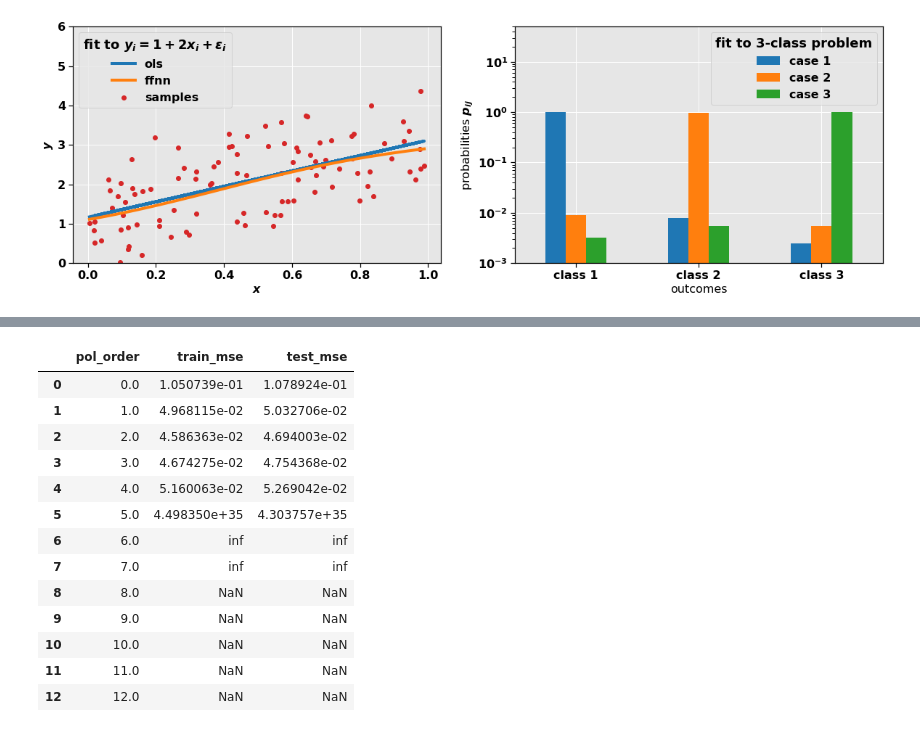
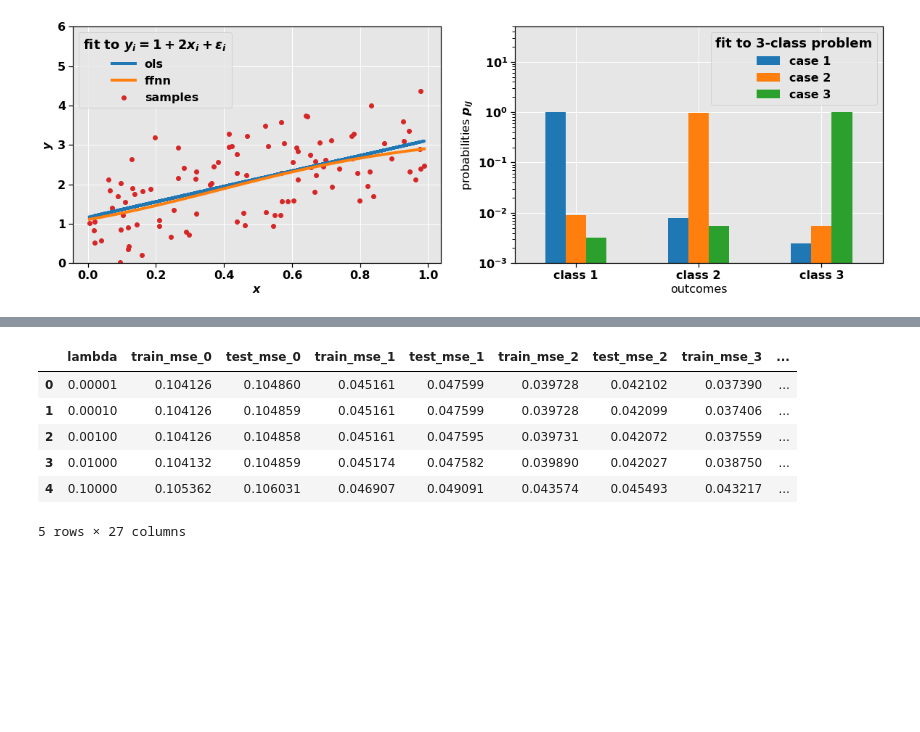
Before and after one commit to fonstelien/FYS-STK4155, a Jupyter notebook: project2/source/project2.ipynb, the cells around one changed output, grey strips where cells are left out. Drawn from its saved outputs; the diff is of its cells as text; code cells hidden in the pictures; blank space fills up the shorter version.

```diff
--- a/project2/source/project2.ipynb
+++ b/project2/source/project2.ipynb
@@ -228,22 +337,16 @@ POL_ORDERS
 # %%
-sgd = SGD(epochs=250, batch_size=10, eta0=.4, learning_schedule='constant')
-df = run_ols_kfold(X, z, sgd, k=5, polynomial_orders=POL_ORDERS)
+sgd = SGD(epochs=250, batch_size=10, eta0=.015, learning_schedule='constant')
+lambdas = np.logspace(-6, -2, 5)
+df = run_ridge_kfold(X, z, k=5, SGD=sgd, polynomial_orders=POL_ORDERS, lambdas=lambdas)
 df
 # %% [output]
-|  | pol_order | train_mse | test_mse |
-| 0 | 0.0 | 1.050739e-01 | 1.078924e-01 |
-| 1 | 1.0 | 4.968115e-02 | 5.032706e-02 |
-| 2 | 2.0 | 4.586363e-02 | 4.694003e-02 |
-| 3 | 3.0 | 4.674275e-02 | 4.754368e-02 |
-| 4 | 4.0 | 5.160063e-02 | 5.269042e-02 |
-| 5 | 5.0 | 4.498350e+35 | 4.303757e+35 |
-| 6 | 6.0 | inf | inf |
-| 7 | 7.0 | inf | inf |
-| 8 | 8.0 | NaN | NaN |
-| 9 | 9.0 | NaN | NaN |
-| 10 | 10.0 | NaN | NaN |
-| 11 | 11.0 | NaN | NaN |
-| 12 | 12.0 | NaN | NaN |
+|  | lambda | train_mse_0 | test_mse_0 | train_mse_1 | test_mse_1 | train_mse_2 | test_mse_2 | train_mse_3 | ... |
+| 0 | 0.00001 | 0.104126 | 0.104860 | 0.045161 | 0.047599 | 0.039728 | 0.042102 | 0.037390 | ... |
+| 1 | 0.00010 | 0.104126 | 0.104859 | 0.045161 | 0.047599 | 0.039728 | 0.042099 | 0.037406 | ... |
+| 2 | 0.00100 | 0.104126 | 0.104858 | 0.045161 | 0.047595 | 0.039731 | 0.042072 | 0.037559 | ... |
+| 3 | 0.01000 | 0.104132 | 0.104859 | 0.045174 | 0.047582 | 0.039890 | 0.042027 | 0.038750 | ... |
+| 4 | 0.10000 | 0.105362 | 0.106031 | 0.046907 | 0.049091 | 0.043574 | 0.045493 | 0.043217 | ... |
+5 rows × 27 columns
 # %%
 '''Plotting OLS with CV'''
 
```
Also changed, not shown: parts of 5 cells of this notebook, 3 other files.
